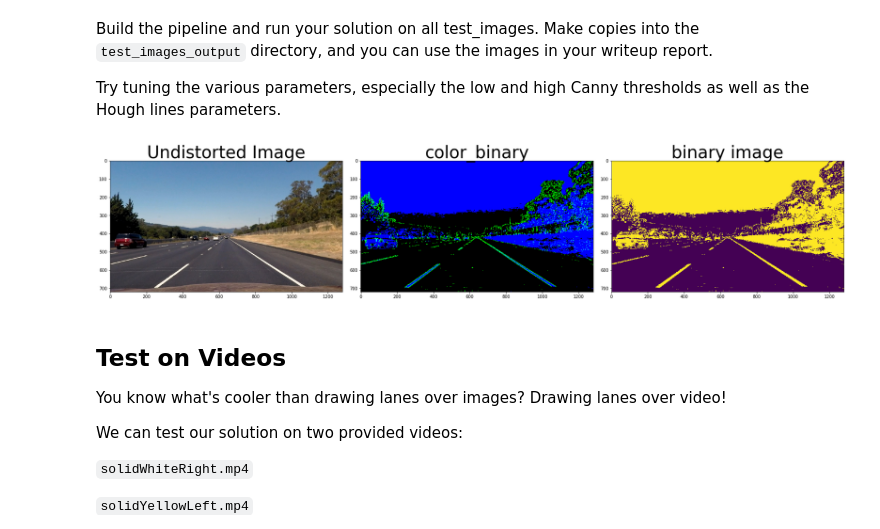
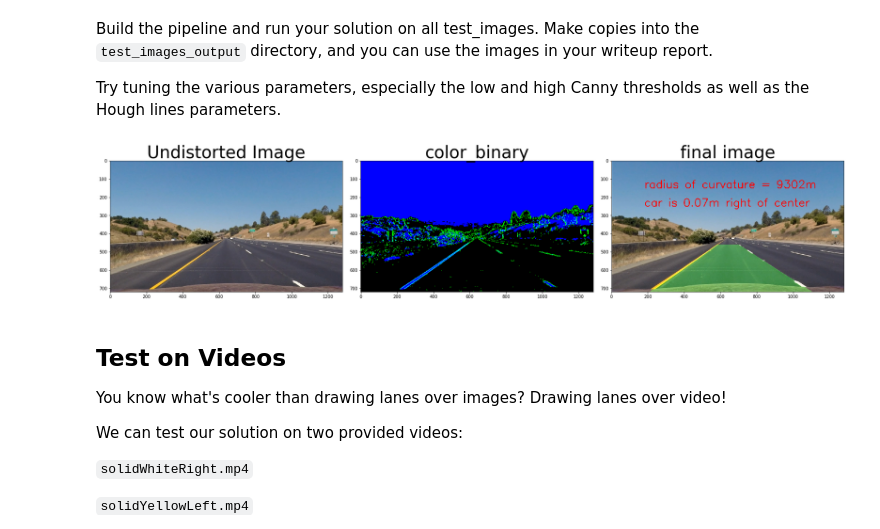
Before and after one commit to pkorivi/CarND-Advanced-Lane-Lines, a Jupyter notebook: lane_finding.ipynb, the cells around one changed output. Drawn from its saved outputs; the diff is of its cells as text; code cells hidden in the pictures.

```diff
--- a/lane_finding.ipynb
+++ b/lane_finding.ipynb
@@ -137,12 +129,12 @@ def get_undistorted_img(img):
     Returns an undistorted image with the parameters calculated in camera calibration using chessboard cell.
     """
     return cv2.undistort(img, mtx, dist, None, mtx)
-
+#"""
 def get_thresholded_img(img, s_thresh=(170, 255), sx_thresh=(20, 100)):
-    """
-    Returns a thresholded image with combination of solbelx in lspace and Saturation of HLS color space
-    try combining different approaches
-    """
+    # TODO
+    #Returns a thresholded image with combination of solbelx in lspace and Saturation of HLS color space
+    #try combining different approaches
+    # TODO
     img = np.copy(img)
     # Convert to HSV color space and separate the V channel
     hsv = cv2.cvtColor(img, cv2.COLOR_RGB2HLS).astype(np.float)
@@ -169,7 +161,7 @@ def get_thresholded_img(img, s_thresh=(170, 255), sx_thresh=(20, 100)):
     combined_binary[(s_binary == 1) | (sxbinary == 1)] = 1
 
     return color_binary, combined_binary
-
+#"""
 
 def get_perspective_transformed_image(img):
     """
@@ -406,37 +395,37 @@ Try tuning the various parameters, especially the low and high Canny thresholds
 # %%
 # TODO: Build your pipeline that will draw lane lines on the test_images
 # then save them to the test_images directory.
 
-
 # Read in an image from test images
-image = mpimg.imread('test_images/straight_lines2.jpg')
+image = mpimg.imread('test_images/straight_lines1.jpg')
 #image = mpimg.imread('test_images/test6.jpg')
 undis = get_undistorted_img(image)
 color_binary, binary = get_thresholded_img(undis, s_thresh=(80, 255), sx_thresh=(20, 140))
 warped = get_perspective_transformed_image(binary)
-
-#out_img,left_fitx, right_fitx, ploty,  left_fit, right_fit = find_initial_fit(warped)
+#"""
 out_img, left_fit, right_fit, left_fitx, right_fitx, ploty, curvature, car_pstn = find_initial_fit(warped)
 
 out_img, left_fit, right_fit, left_fitx, right_fitx, ploty, curvature, car_pstn = find_next_fit(warped, left_fit, right_fit)
 
 final_img = get_final_image(warped,undis, left_fitx,right_fitx, ploty, curvature, car_pstn)
 
-#plt.imshow(binary_img)
+#plt.imshow(binary)
+
+#"""
 
 # Plot the result
 f, (ax1, ax2, ax3) = plt.subplots(1, 3, figsize=(24, 9))
 f.tight_layout()
 
 ax1.imshow(undis)
 ax1.set_title('Undistorted Image', fontsize=40)
 ax2.imshow(color_binary)
 ax2.set_title('color_binary', fontsize=40)
-ax3.imshow(binary)
-ax3.set_title('binary image', fontsize=40)
+ax3.imshow(final_img)
+ax3.set_title('final image', fontsize=40)
 plt.subplots_adjust(left=0., right=1, top=0.9, bottom=0.)
 # %% [output]
-[figure, old version]
+[figure, new version]
 # %% [markdown]
 ## Test on Videos
 
```
Also changed, not shown: parts of 8 cells of this notebook.
